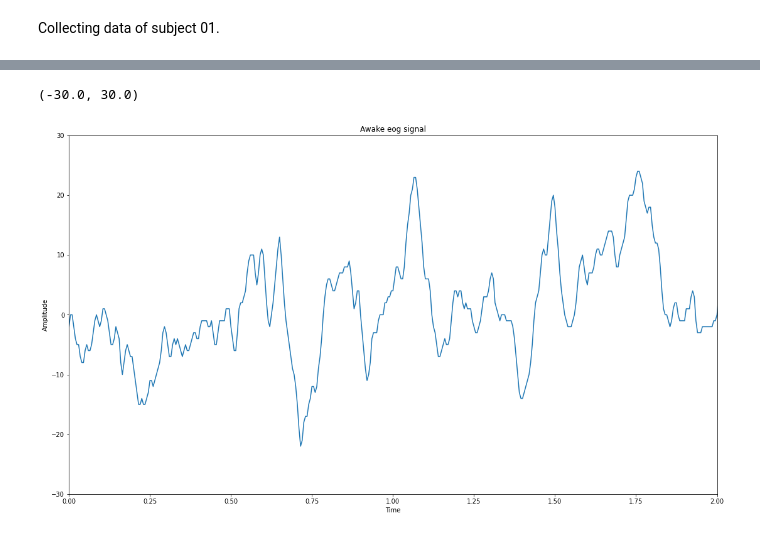
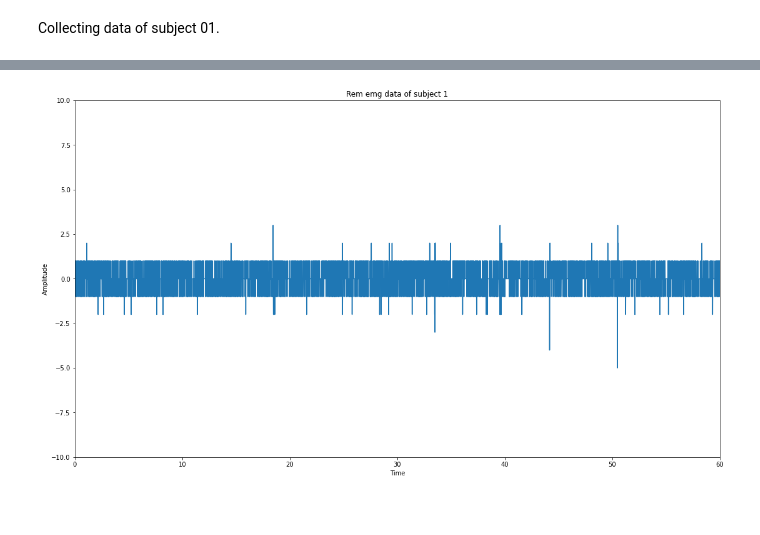
Before and after one commit to aerehn/DTEK0086, a Jupyter notebook: App5_Sleep_stage_classification_using_electromyography_and_electro_oculography_.ipynb, the cells around one changed output, grey strips where cells are left out. Drawn from its saved outputs; the diff is of its cells as text; code cells hidden in the pictures; blank space fills up the shorter version.

```diff
--- a/App5_Sleep_stage_classification_using_electromyography_and_electro_oculography_.ipynb
+++ b/App5_Sleep_stage_classification_using_electromyography_and_electro_oculography_.ipynb
@@ -138,14 +137,13 @@ print(os.listdir(train_paths["awake"]))
 Collecting data of subject 01.
 # %%
 subject1_files={"awake":[],"nonrem":[],"rem":[]}
-print(subject1_files["awake"])
 
+subject2_files={"awake":[],"nonrem":[],"rem":[]}
 
 for sleep_state in train_paths.keys():
   files = os.listdir(train_paths[sleep_state])
   for filename in files:
     if "subj_1.csv" in filename:
       subject1_files[sleep_state].append(filename)
-print(subject1_files["awake"])
-print(subject1_files["nonrem"])
-print(subject1_files["rem"])
+    if "subj_2.csv" in filename:
+      subject2_files[sleep_state].append(filename)
@@ -166,12 +157,14 @@ print(len(rem_data['eog']))
 # %%
-fs=len(rem_data['emg'])/sample_length_in_seconds
-dt=1/fs
-t = np.arange(0,60,dt)
-fig, axs = plt.subplots()
-fig.set_size_inches(18.5, 10.5)
-axs.set_title("Rem emg signal")
-axs.plot(t, rem_data['emg'], color='C0')
-axs.set_xlabel("Time")
-axs.set_ylabel("Amplitude")
-plt.xlim([45, 47]);
-plt.ylim([-10,10])
+def draw_figure_from_raw_data(sequence, title, fs=200, xlim=(0,2),ylim=(-10,10)):
+  fs=len(sequence)/sample_length_in_seconds
+  dt=1/fs
+  t = np.arange(0,60,dt)
+  fig, axs = plt.subplots()
+  fig.set_size_inches(18.5, 10.5)
+  axs.set_title(title)
+  axs.plot(t, sequence, color='C0')
+  axs.set_xlabel("Time")
+  axs.set_ylabel("Amplitude")
+  plt.xlim([xlim[0], xlim[1]]);
+  plt.ylim([ylim[0], ylim[1]])
+  plt.show()
@@ -239,15 +171,4 @@ plt.xlim([0.00, 2]);
-# %%
-fs=len(awake_data['eog'])/sample_length_in_seconds
-dt=1/fs
-t = np.arange(0,60,dt)
-fig, axs = plt.subplots()
-fig.set_size_inches(18.5, 10.5)
-axs.set_title("Awake eog signal")
-axs.plot(t, awake_data['eog'], color='C0')
-axs.set_xlabel("Time")
-axs.set_ylabel("Amplitude")
-plt.xlim([0.00, 2]);
-plt.ylim([-30,30])
-# %% [output]
-(-30.0, 30.0)
-[figure, removed]
+# %%
+draw_figure_from_raw_data(rem_data["emg"], "Rem emg data of subject 1", xlim=(0,60))
+# %% [output]
+[figure, added]
```
Also changed, not shown: parts of 25 cells of this notebook.
